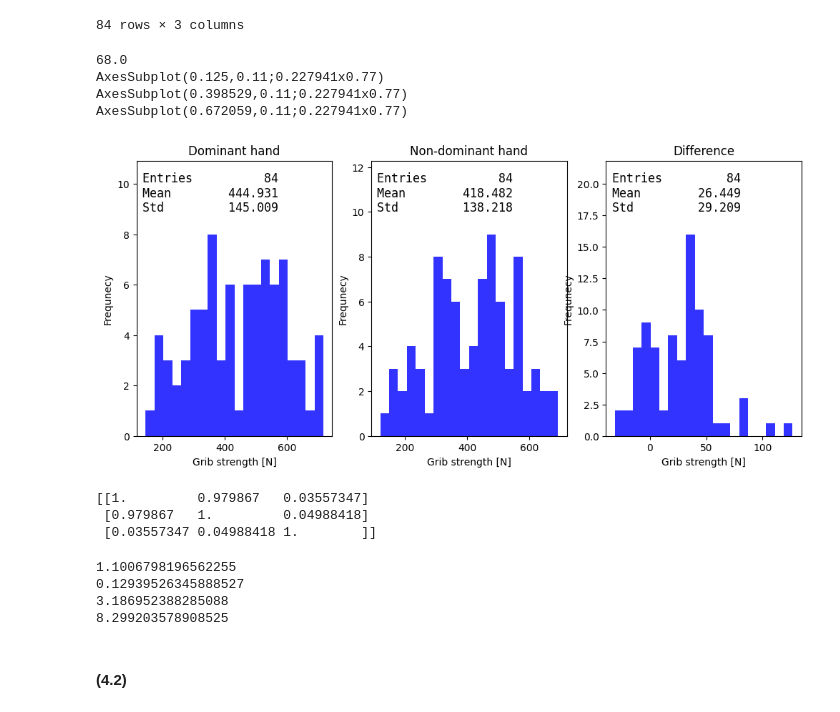
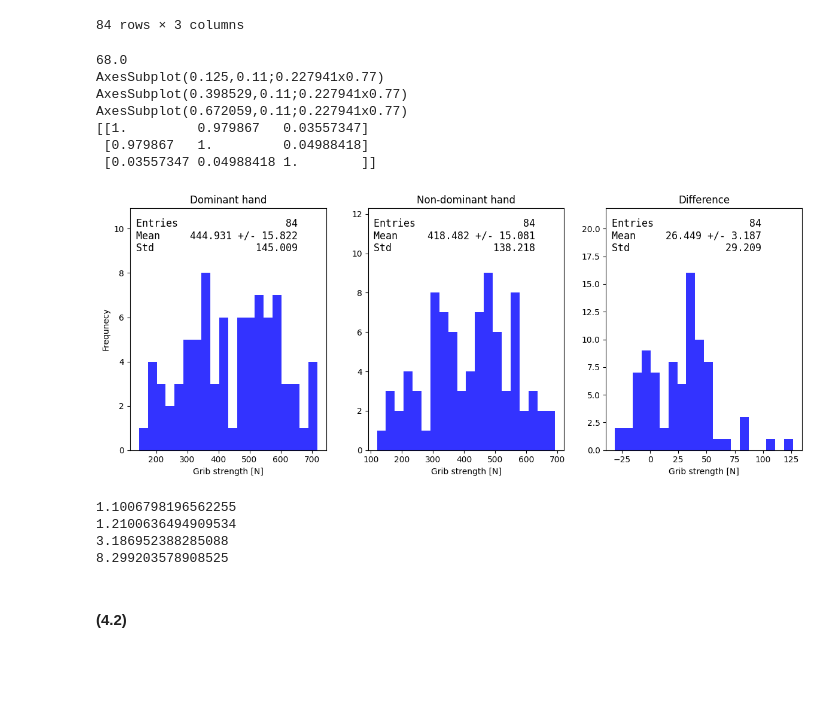
Before and after one commit to PhilKofoed/AppStat2022, a Jupyter notebook: Problemset/Problemsetsolution.ipynb, the cells around one changed output. Saved outputs shown, nothing was run; the diff lists cells and outputs as text; code cells hidden in the pictures; blank space fills up the shorter version.

```diff
--- a/Problemset/Problemsetsolution.ipynb
+++ b/Problemset/Problemsetsolution.ipynb
@@ -515,11 +543,11 @@ for i in range(runs):
 
         # NOTE: Did you remember to ensure, that all bins had entries in them, i.e. that y>0?
 
-        minuit_chi2 = Minuit(chi2_owncalc, a = 3.01)
+        minuit_chi2 = Minuit(chi2fit, a = 3.01)
         minuit_chi2.errordef = 1.0     # This is the definition for ChiSqaure fits
         minuit_chi2.migrad()           # This is where the minimisation is carried out! Put ";" at the end to void output
         prob = stats.chi2.sf(minuit_chi2.fval, np.sum(mask))
-        if minuit_chi2.errors["a"] < minuit_chi2.values["a"]/100 and prob > 0.1:
+        if minuit_chi2.errors["a"] < minuit_chi2.values["a"]/100 and prob > 0.01:
             A_values[i] = minuit_chi2.values["a"]
             N_values[i] = N_points
             Int_values[i] = (xmax-xmin) * (ymax - ymin) * N_points/tries
@@ -529,13 +557,15 @@ for i in range(runs):
 # %%
 fig, axes = plt.subplots(1, 4, figsize = (16,4), facecolor = "white")
 titles = ("a", "N", "Integral", "Prob")
-binlist = (25, 17, 30, 50)
+binlist = (25, 24, 30, 50)
 for dataset, ax, title, bins in zip([A_values, N_values, Int_values, P_values], axes, titles, binlist):
     ax.hist(dataset, bins = bins, color = "b")
     ax.set_xlabel(title)
-    add_header_to_ax(dataset, 0.03, 0.98, ax)
+    add_header_to_ax(dataset, 0.03, 0.98, ax, extraspacing= 1)
     ymax = ax.get_ylim()[1]*1.3
     ax.set_ylim(0,ymax)
 ax1 = axes[0]
 ax1.set_ylabel("Frequency")
+plt.tight_layout()
+plt.savefig("montecarloruns", dpi = 600)
 # %% [output]
@@ -569,7 +598,7 @@ for i in range(N_points):
 
     x_simple[i] = x3                             # ...then break and accept the x-value
 # %%
-fig, ax = plt.subplots(1, 1, figsize = (12,7), facecolor = "white")
+fig, ax = plt.subplots(1, 1, figsize = (7,4), facecolor = "white")
 
 ax.hist(xdata, bins = N_bins, range = (xmin, xmax), histtype = "step", color = "b")
 # ax.hist(x_simple, bins = N_bins, range = (xmin, xmax), histtype = "step", color = "k")
@@ -585,6 +614,8 @@ d = {
     "Prob": P_values[-1]
 }
 text = nice_string_output(d)
-add_text_to_ax(0.03, 0.89, text, ax)
+add_text_to_ax(0.03, 0.86, text, ax)
 ax.legend(frameon = False, loc = "upper left")
+plt.tight_layout()
+plt.savefig("montecarlofitex", dpi = 600)
 # %% [output]
@@ -615,39 +645,40 @@ dataframe
 # %%
 # You measure the grip strength (G in Newton N) in the dominant and non-dominanthands (based on writting) of 84 persons,
 # to determine if there is a difference
 # Part 1
 
 fraction = np.mean(domhand)
 print(fraction*84)
 # So 68/84 are right handed
 
 # Part 2
 grip_diff = dom_grip - ndom_grip
 N_bins = 20
 titles = ["Dominant hand", "Non-dominant hand", "Difference"]
 xlabel = "Grib strength [N]"
 ylabel = "Frequnecy"
 fig, axes = plt.subplots(1, 3, figsize = (12,5), facecolor = "white")
 for data, title, ax in zip([dom_grip, ndom_grip, grip_diff], titles, axes):
     print(ax)
     ax.hist(data, bins = N_bins, color ="b", alpha = 0.8)
     ax.set_title(title)
     ax.set_xlabel(xlabel)
-    ax.set_ylabel(ylabel)
     ymax = ax.get_ylim()[1]*1.3
     ax.set_ylim(0,ymax)
-    add_header_to_ax(data, 0.03, 0.96, ax)
-plt.show()
+    add_header_to_ax(data, 0.03, 0.96, ax, extraspacing= 2)
+axes[0].set_ylabel(ylabel)
+plt.tight_layout()
+plt.savefig("Domdata")
 print(np.corrcoef([dom_grip, ndom_grip, domhand]))
 # %% [output]
 68.0
 AxesSubplot(0.125,0.11;0.227941x0.77)
 AxesSubplot(0.398529,0.11;0.227941x0.77)
 AxesSubplot(0.672059,0.11;0.227941x0.77)
+[[1.         0.979867   0.03557347]
+ [0.979867   1.         0.04988418]
+ [0.03557347 0.04988418 1.        ]]
-[figure, old version]
+[figure, new version]
-[[1.         0.979867   0.03557347]
- [0.979867   1.         0.04988418]
- [0.03557347 0.04988418 1.        ]]
 # %%
 def F_dis(dataset1, dataset2):
     var1 = np.var(dataset1, ddof = 1)
@@ -665,7 +696,7 @@ def student_t(dataset1, dataset2):
     mean2 = np.mean(dataset2)
     var2 = np.var(dataset2, ddof = 1) #Estimated var
     N2 = len(dataset2)
-    S = np.sqrt((N1-1)*var1 + (N2-1)*var2/(N1+N2-2))
+    S = np.sqrt(((N1-1)*var1 + (N2-1)*var2)/(N1+N2-2))
     t = (mean1 - mean2)/(S * np.sqrt(1/N1 + 1/N2))
     print(t)
 F_dis(dom_grip, ndom_grip)
@@ -682,7 +713,7 @@ print(diff_eom)
 print(diff_mean/diff_eom)
 # %% [output]
 1.1006798196562255
-0.12939526345888527
+1.2100636494909534
 3.186952388285088
 8.299203578908525
 # %% [markdown]
```
Also changed, not shown: parts of 25 cells of this notebook, 13 other files.
